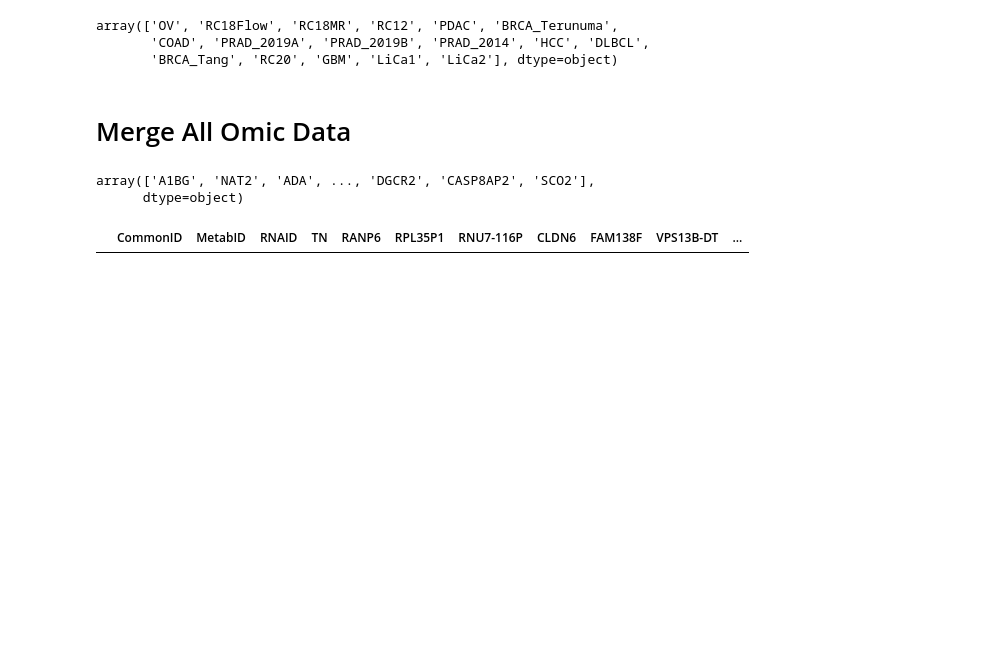
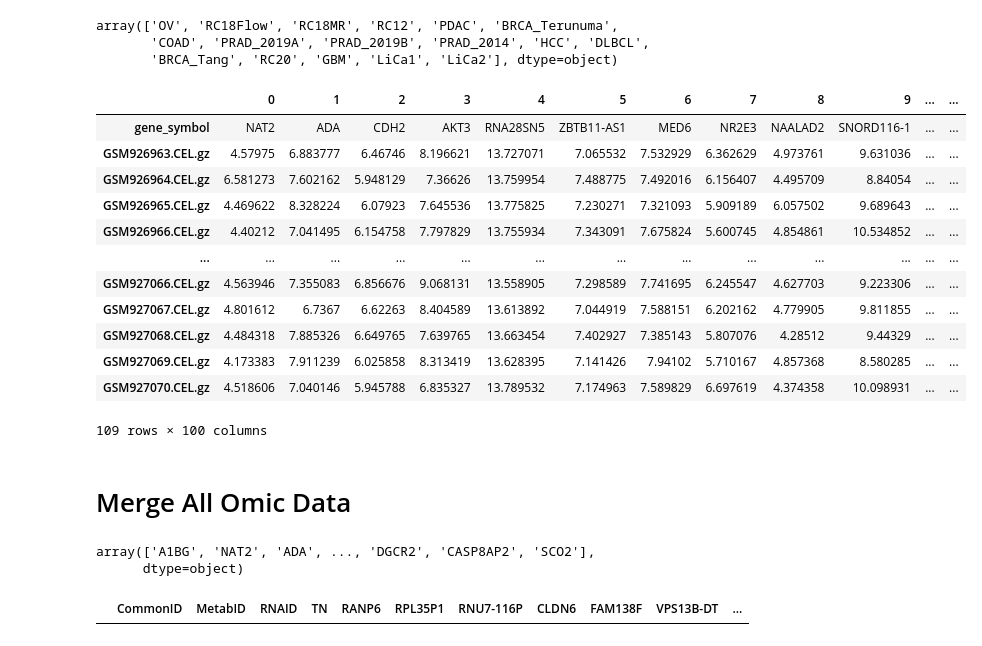
Before and after one commit to utkukaya/deep-learning-project, a Jupyter notebook: dataset_creation.ipynb, the cells around one changed output. Saved outputs shown, nothing was run; the diff lists cells and outputs as text; code cells hidden in the pictures; blank space fills up the shorter version.

```diff
--- a/dataset_creation.ipynb
+++ b/dataset_creation.ipynb
@@ -145,6 +145,24 @@ rc20_rna_data_flipped = rc20_rna_data.transpose()
 gbm_rna_data_flipped = gbm_rna_data.transpose()
 lica1_rna_data_flipped = lica1_rna_data.transpose()
 lica2_rna_data_flipped = lica2_rna_data.transpose()
+# %%
+brca_terunuma_rna_data_flipped.iloc[:, :100].to_csv('brca_terunuma_transcriptomic_data_test.csv')
+brca_terunuma_rna_data_flipped.iloc[:, :100]
+# brca_terunuma_data_ids
+# %% [output]
+|  | 0 | 1 | 2 | 3 | 4 | 5 | 6 | 7 | 8 | 9 | ... | ... |
+| gene_symbol | NAT2 | ADA | CDH2 | AKT3 | RNA28SN5 | ZBTB11-AS1 | MED6 | NR2E3 | NAALAD2 | SNORD116-1 | ... | ... |
+| GSM926963.CEL.gz | 4.57975 | 6.883777 | 6.46746 | 8.196621 | 13.727071 | 7.065532 | 7.532929 | 6.362629 | 4.973761 | 9.631036 | ... | ... |
+| GSM926964.CEL.gz | 6.581273 | 7.602162 | 5.948129 | 7.36626 | 13.759954 | 7.488775 | 7.492016 | 6.156407 | 4.495709 | 8.84054 | ... | ... |
+| GSM926965.CEL.gz | 4.469622 | 8.328224 | 6.07923 | 7.645536 | 13.775825 | 7.230271 | 7.321093 | 5.909189 | 6.057502 | 9.689643 | ... | ... |
+| GSM926966.CEL.gz | 4.40212 | 7.041495 | 6.154758 | 7.797829 | 13.755934 | 7.343091 | 7.675824 | 5.600745 | 4.854861 | 10.534852 | ... | ... |
+| ... | ... | ... | ... | ... | ... | ... | ... | ... | ... | ... | ... | ... |
+| GSM927066.CEL.gz | 4.563946 | 7.355083 | 6.856676 | 9.068131 | 13.558905 | 7.298589 | 7.741695 | 6.245547 | 4.627703 | 9.223306 | ... | ... |
+| GSM927067.CEL.gz | 4.801612 | 6.7367 | 6.62263 | 8.404589 | 13.613892 | 7.044919 | 7.588151 | 6.202162 | 4.779905 | 9.811855 | ... | ... |
+| GSM927068.CEL.gz | 4.484318 | 7.885326 | 6.649765 | 7.639765 | 13.663454 | 7.402927 | 7.385143 | 5.807076 | 4.28512 | 9.44329 | ... | ... |
+| GSM927069.CEL.gz | 4.173383 | 7.911239 | 6.025858 | 8.313419 | 13.628395 | 7.141426 | 7.94102 | 5.710167 | 4.857368 | 8.580285 | ... | ... |
+| GSM927070.CEL.gz | 4.518606 | 7.040146 | 5.945788 | 6.835327 | 13.789532 | 7.174963 | 7.589829 | 6.697619 | 4.374358 | 10.098931 | ... | ... |
+109 rows × 100 columns
 # %%
 ov_metab_data_flipped.to_csv('edited dataset/metabolomic/ov_metab_data.csv')
 rc18flow_metab_data_flipped.to_csv('edited dataset/metabolomic/rc18flow_metab_data.csv')
```
Also changed, not shown: 7 other files.
